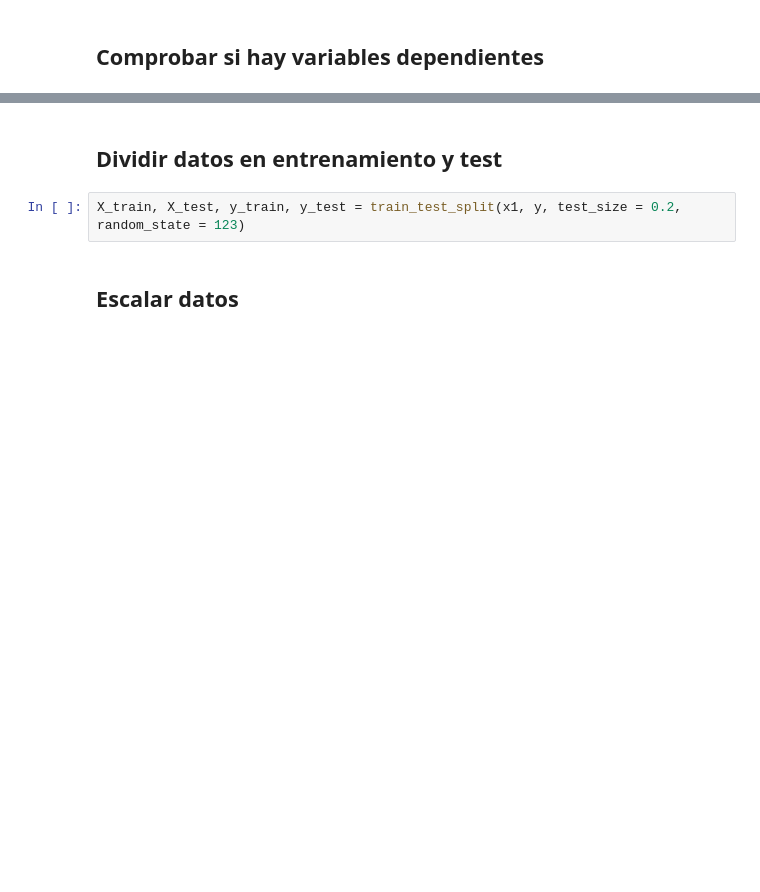
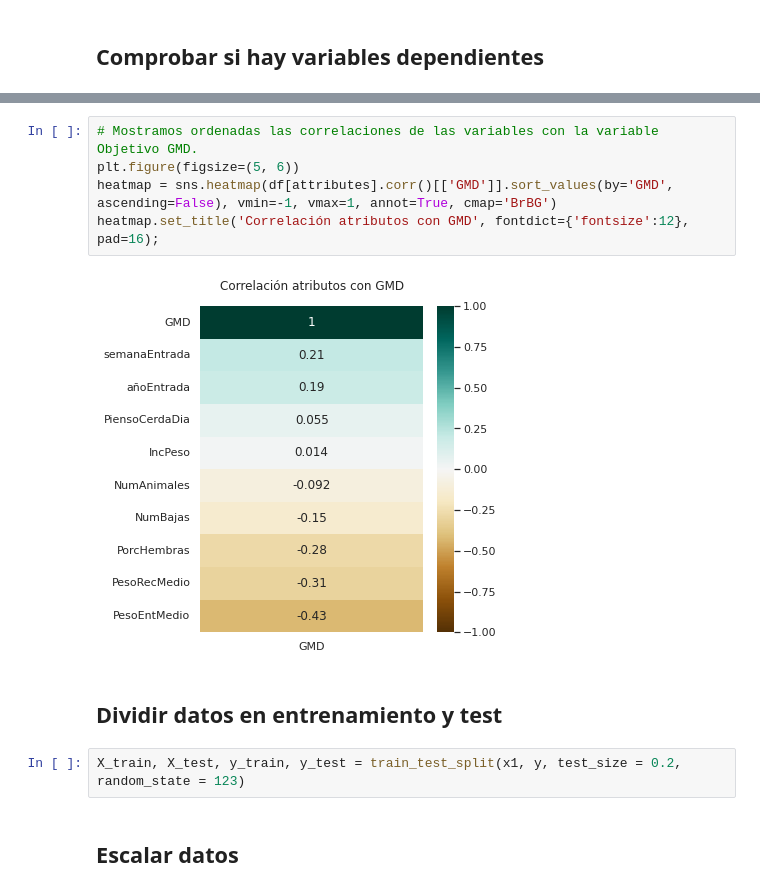
Before and after one commit to JoseEduardoCG/14MBID_TFM, a Jupyter notebook: Regresión_RandomForest.ipynb, the cells around one changed output, grey strips where cells are left out. Saved outputs shown, nothing was run; the diff lists cells and outputs as text; blank space fills up the shorter version.

```diff
--- a/Regresión_RandomForest.ipynb
+++ b/Regresión_RandomForest.ipynb
@@ -94,3 +113,10 @@ plt.show()
+# %%
+# Mostramos ordenadas las correlaciones de las variables con la variable Objetivo GMD.
+plt.figure(figsize=(5, 6))
+heatmap = sns.heatmap(df[attributes].corr()[['GMD']].sort_values(by='GMD', ascending=False), vmin=-1, vmax=1, annot=True, cmap='BrBG')
+heatmap.set_title('Correlación atributos con GMD', fontdict={'fontsize':12}, pad=16);
+# %% [output]
+[figure, added]
 # %% [markdown]
 ## Dividir datos en entrenamiento y test
 # %%
```
Also changed, not shown: parts of 20 cells of this notebook, 1 other file.
